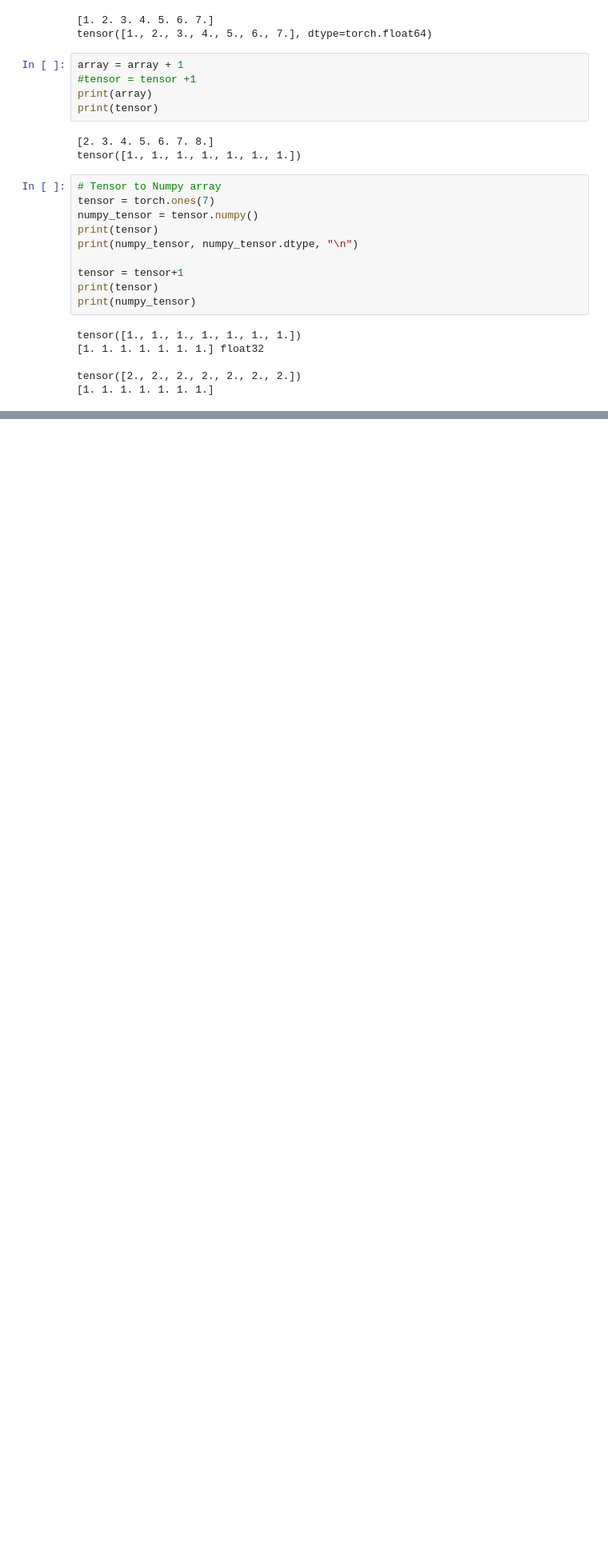
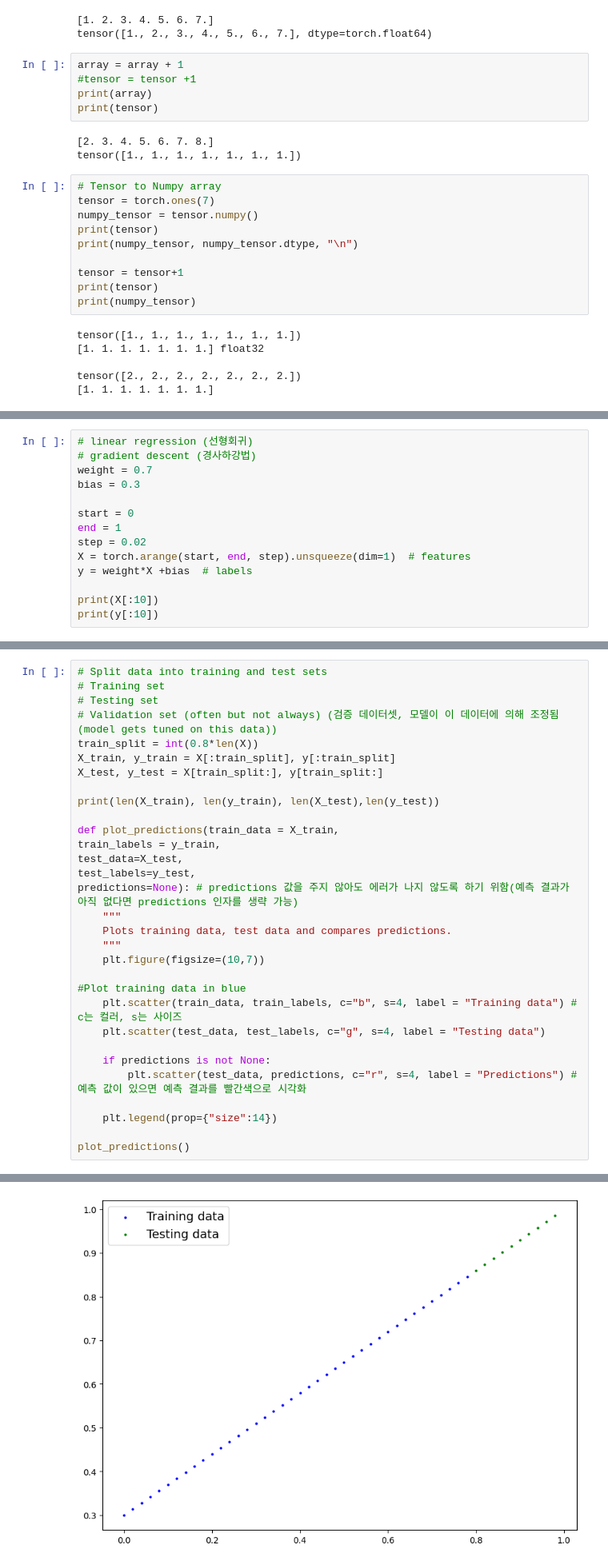
Before and after one commit to hyun-uk22/torch_prac, a Jupyter notebook: Day_6.ipynb, the cells around one changed output, grey strips where cells are left out. Shown at 80% size. Drawn from its saved outputs; the diff is of its cells as text; blank space fills up the shorter version.

```diff
--- a/Day_6.ipynb
+++ b/Day_6.ipynb
@@ -276,0 +502,14 @@ tensor([2., 2., 2., 2., 2., 2., 2.])
+# %%
+# linear regression (선형회귀)
+# gradient descent (경사하강법)
+weight = 0.7
+bias = 0.3
+
+start = 0
+end = 1
+step = 0.02
+X = torch.arange(start, end, step).unsqueeze(dim=1)  # features
+y = weight*X +bias  # labels
+
+print(X[:10])
+print(y[:10])
@@ -276,0 +537,32 @@ tensor([2., 2., 2., 2., 2., 2., 2.])
+# %%
+# Split data into training and test sets
+# Training set
+# Testing set
+# Validation set (often but not always) (검증 데이터셋, 모델이 이 데이터에 의해 조정됨(model gets tuned on this data))
+train_split = int(0.8*len(X))
+X_train, y_train = X[:train_split], y[:train_split]
+X_test, y_test = X[train_split:], y[train_split:]
+
+print(len(X_train), len(y_train), len(X_test),len(y_test))
+
+def plot_predictions(train_data = X_train,
+train_labels = y_train,
+test_data=X_test,
+test_labels=y_test,
+predictions=None): # predictions 값을 주지 않아도 에러가 나지 않도록 하기 위함(예측 결과가 아직 없다면 predictions 인자를 생략 가능)
+    """
+    Plots training data, test data and compares predictions.
+    """
+    plt.figure(figsize=(10,7))
+
+#Plot training data in blue
+    plt.scatter(train_data, train_labels, c="b", s=4, label = "Training data") # c는 컬러, s는 사이즈
+    plt.scatter(test_data, test_labels, c="g", s=4, label = "Testing data")
+
+    if predictions is not None:
+        plt.scatter(test_data, predictions, c="r", s=4, label = "Predictions") # 예측 값이 있으면 예측 결과를 빨간색으로 시각화
+
+    plt.legend(prop={"size":14})
+
+plot_predictions()
+# %% [output]
@@ -276,0 +570 @@ tensor([2., 2., 2., 2., 2., 2., 2.])
+[figure, added]
```
Also changed, not shown: parts of 14 cells of this notebook.
